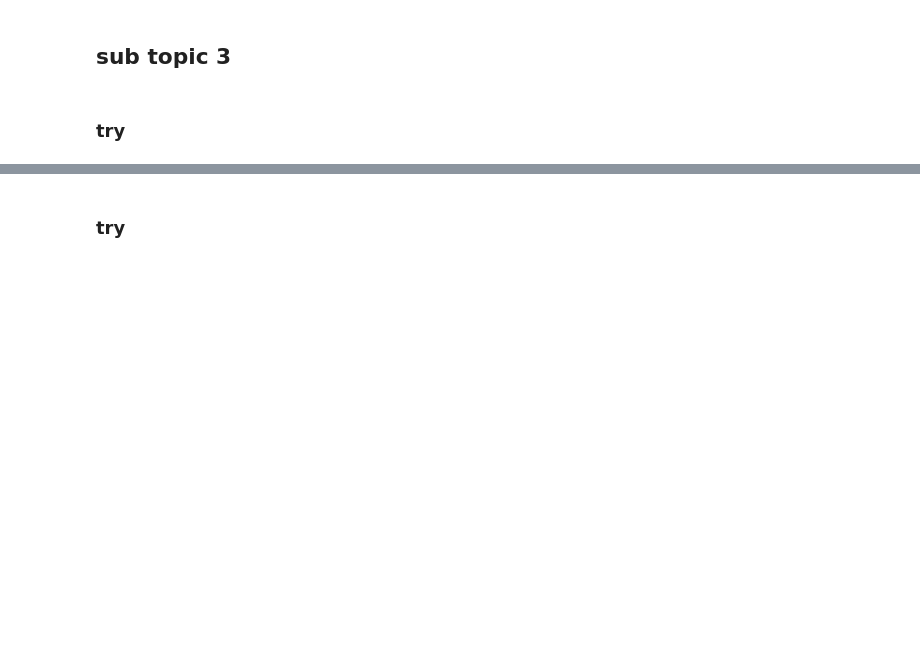
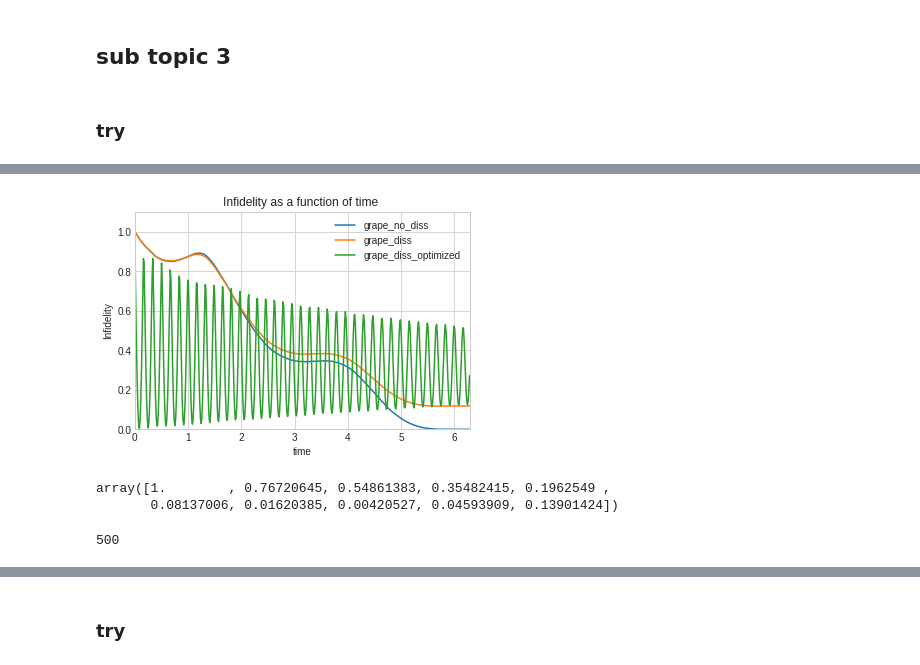
Before and after one commit to TejasAvinashShetty/openq_grape, a Jupyter notebook: GRAPE_pristine/oqcg.ipynb, the cells around one changed output, grey strips where cells are left out. Drawn from its saved outputs; the diff is of its cells as text; code cells hidden in the pictures; blank space fills up the shorter version.

```diff
--- a/GRAPE_pristine/oqcg.ipynb
+++ b/GRAPE_pristine/oqcg.ipynb
@@ -505,0 +623,2 @@ ax.set(xlim=(0, total_time_evo), ylim=(xi_min, xi_max),
+# %%
+list_of_infid_vec = cF2p(result.u[-1, 0, :], xi_opt)
@@ -505,0 +643,22 @@ ax.set(xlim=(0, total_time_evo), ylim=(xi_min, xi_max),
+# %%
+ax = axes()
+ax.plot(times, list_of_infid_vec[0], label='grape_no_diss')
+ax.plot(times, list_of_infid_vec[1], label='grape_diss')
+ax.plot(times, list_of_infid_vec[2], label='grape_diss_optimized')
+#ax.plot(x, cos(x), ':b', label='cos(x)')'-g',
+#ax.axis('equal')
+ax.legend()
+ax.set(xlim=(times[0],times[-1]), ylim=(0, 1.1),
+       xlabel='time', ylabel='Infidelity',
+       title='Infidelity as a function of time ');
+# %% [output]
+[figure, added]
+# %%
+list_of_infid_vec[2][0:10]
+# %% [output]
+array([1.        , 0.76720645, 0.54861383, 0.35482415, 0.1962549 ,
+       0.08137006, 0.01620385, 0.00420527, 0.04593909, 0.13901424])
+# %%
+len(list_of_infid_vec[2])
+# %% [output]
+500
```
Also changed, not shown: parts of 148 cells of this notebook, 19 other files.
